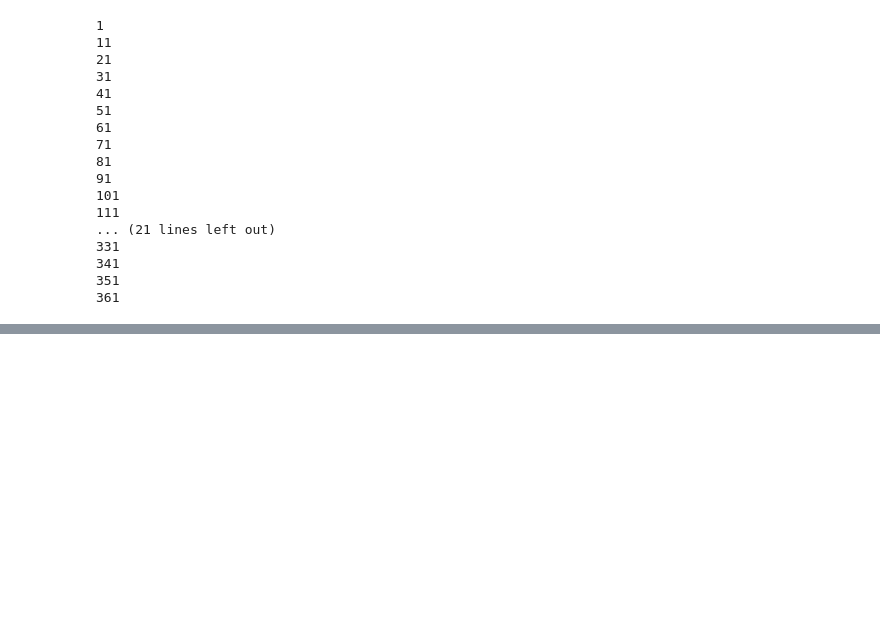
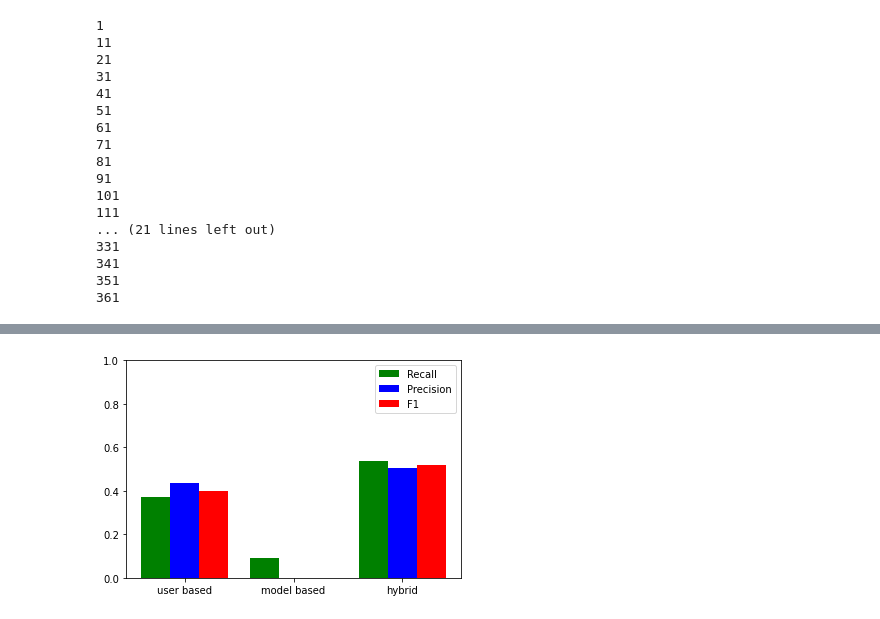
Before and after one commit to Nick-liu666/496_project_code, a Jupyter notebook: hybrid.ipynb, the cells around one changed output, grey strips where cells are left out. Saved outputs shown, nothing was run; the diff lists cells and outputs as text; code cells hidden in the pictures; blank space fills up the shorter version.

```diff
--- a/hybrid.ipynb
+++ b/hybrid.ipynb
@@ -244,0 +226,4 @@ plt.show()
+# %%
+UserDic, ItemDic = genUserDic(np.array(dataset[:dataCount]))
+trainUserDic, trainItemDic = genUserDic(np.array(trainset))
+testUserDic,testItemDic = genUserDic(np.array(testset))
@@ -244,0 +242,4 @@ plt.show()
+# %%
+recall_list =[]
+precision_list =[]
+f1_value_list =[]
@@ -244,0 +268,38 @@ plt.show()
+# %%
+recall_value = recall(lista,trainUserDic, trainItemDic, trainUserDic,recomMethod=hybridRecommendation,k=15, bcf =bcf)
+precision_value = precision(lista,trainUserDic, trainItemDic, trainUserDic,recomMethod=hybridRecommendation, k=15,bcf=bcf)
+f1_value = f1_cal(recall_value,precision_value)
+
+recall_list.append(recall_value)
+precision_list.append(precision_value)
+f1_value_list.append(f1_value)
+
+# hybrid = np.array([recall_value, precision_value, f1_value])
+# hybrid
+# %%
+name_list = ['user based','model based','hybrid']
+num_list = [1.5,0.6,7.8]
+num_list1 = [1,2,3]
+num2 = [5,5,5]
+# x =list(range(len(num_list)))
+# total_width, n = 0.8, 2
+# width = total_width / n
+
+x =list(range(len(recall_list)))
+total_width, n = 0.8, 3
+width = total_width / n
+# print(recall_list)
+# print(precision_list)
+# f1_value_list
+plt.bar(x, recall_list, width=width, label='Recall',fc = 'g')
+for i in range(len(x)):
+    x[i] = x[i] + width
+plt.bar(x, precision_list, width=width, label='Precision',tick_label = name_list,fc = 'b')
+for i in range(len(x)):
+    x[i] = x[i] + width
+plt.bar(x, f1_value_list, width=width, label='F1',fc = 'r')
+plt.legend(loc='upper right')
+plt.axis([None, None, 0, 1])
+plt.show()
+# %% [output]
+[figure, added]
```
Also changed, not shown: parts of 14 cells of this notebook, 2 other files.
